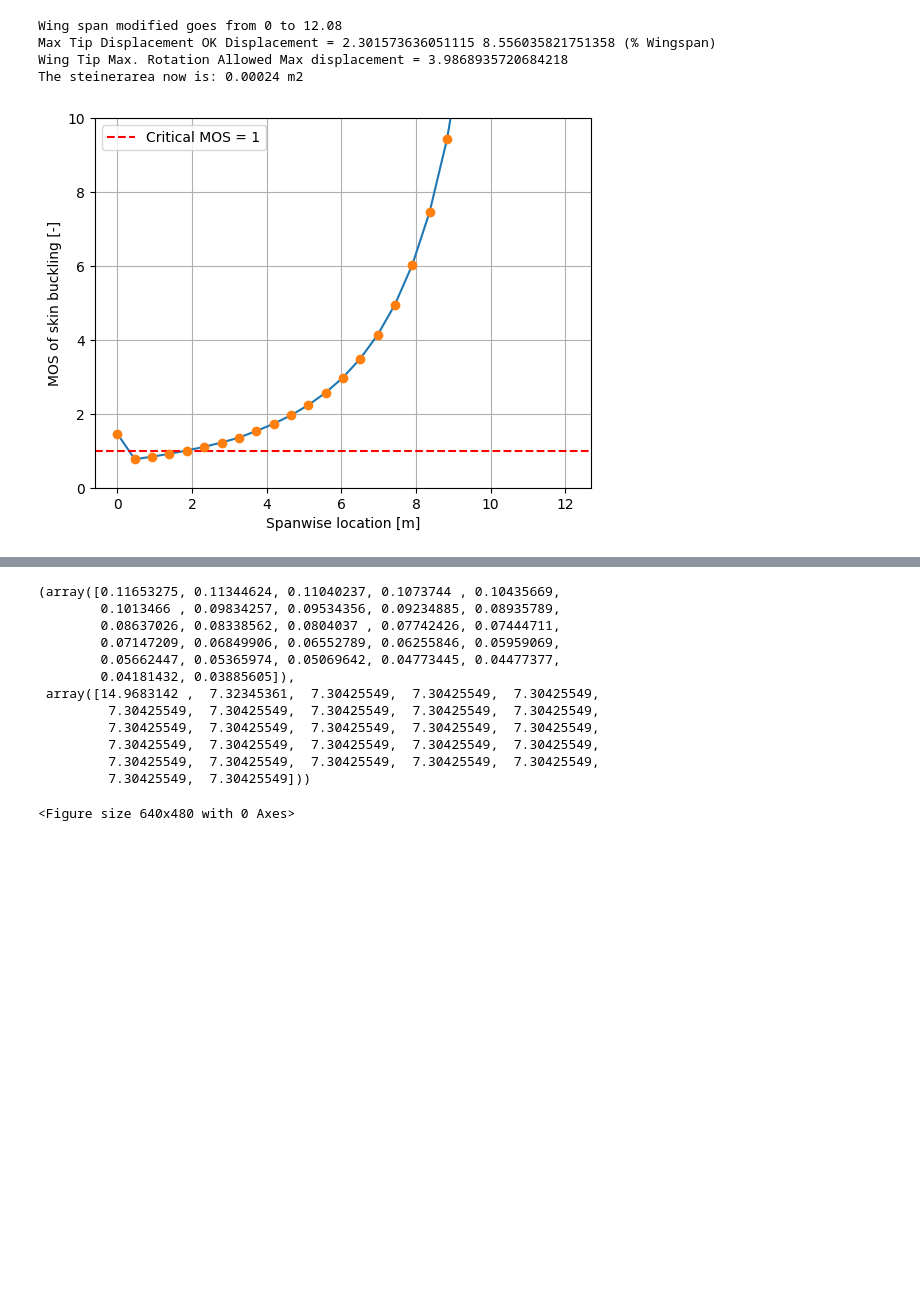
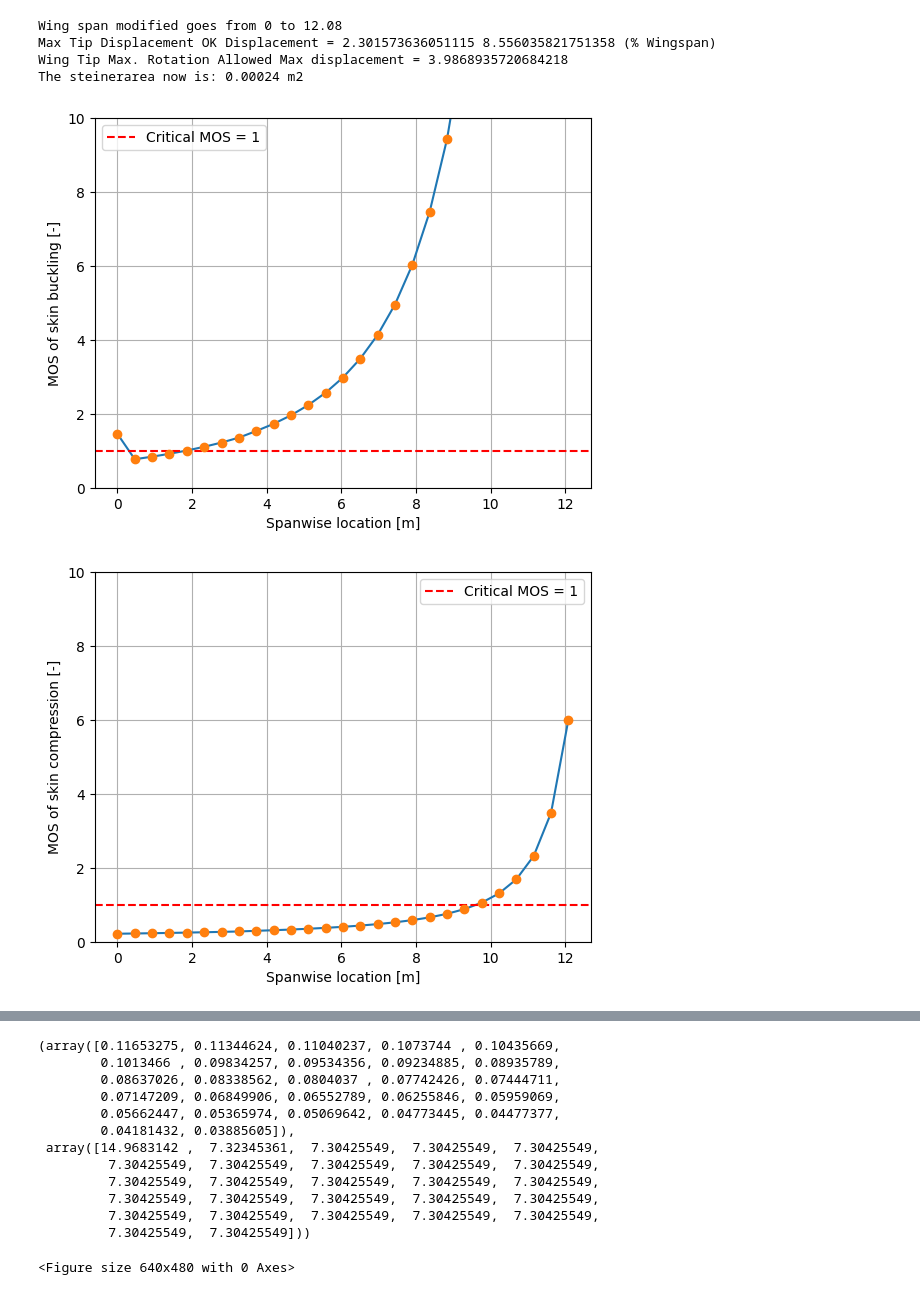
Before and after one commit to federicoangioni/AE2111-I-Aerospace-System-Design, a Jupyter notebook: WP4-5/main_faster.ipynb, the cells around one changed output, grey strips where cells are left out. Drawn from its saved outputs; the diff is of its cells as text; code cells hidden in the pictures; blank space fills up the shorter version.

```diff
--- a/WP4-5/main_faster.ipynb
+++ b/WP4-5/main_faster.ipynb
@@ -192,15 +184,17 @@ Max Tip Displacement OK Displacement = 2.301573636051115 8.556035821751358 (% Wi
 Wing Tip Max. Rotation Allowed Max displacement = 3.9868935720684218
 The steinerarea now is: 0.00024 m2
 # %%
-from wp5_1 import SkinBuckling, Area_crosssection
+from wp5_1 import SkinBuckling, area_crosssection
 n_ribs = 27
-
-skin = SkinBuckling(n_ribs=n_ribs, E= E, wingbox_geometry=wingbox.geometry, wingspan=wingbox.wingspan, v= 0.33, M = g_moment, N= g_axial,
-                    I_tot = wingbox.MOM_total, t_caps=t_caps, stringers= stringers, area=Area_crosssection, chord= wingbox.chord,
-                    flange = area_factor, t_spar = t_spar)
+t_front = 0.001
+t_rear = 0.003
+skin = SkinBuckling(n_ribs=n_ribs, E = E, wingbox_geometry=wingbox.geometry, wingspan=wingbox.wingspan, v= 0.33, M = g_moment, N= g_axial,
+                    I_tot = wingbox.MOM_total, t_caps=t_caps, stringers= stringers, area=area_crosssection, chord= wingbox.chord,
+                    flange = area_factor, sigma_yield= tsY, compressive_yield = sigmaComp, t_front = t_front, t_rear = t_rear)
 # if you want a ceiling in the graph so to see you actually surpass the 1 mos mark insert ceiling = True,
 # power value is used to concentrate the ribs more at the root
 skin.show(ceiling = True, concentration=0)
 skin.skin_Ks(concentration= 0.01)
 # %% [output]
 [figure]
+[figure, added]
```
Also changed, not shown: parts of 8 cells of this notebook, 3 other files.
